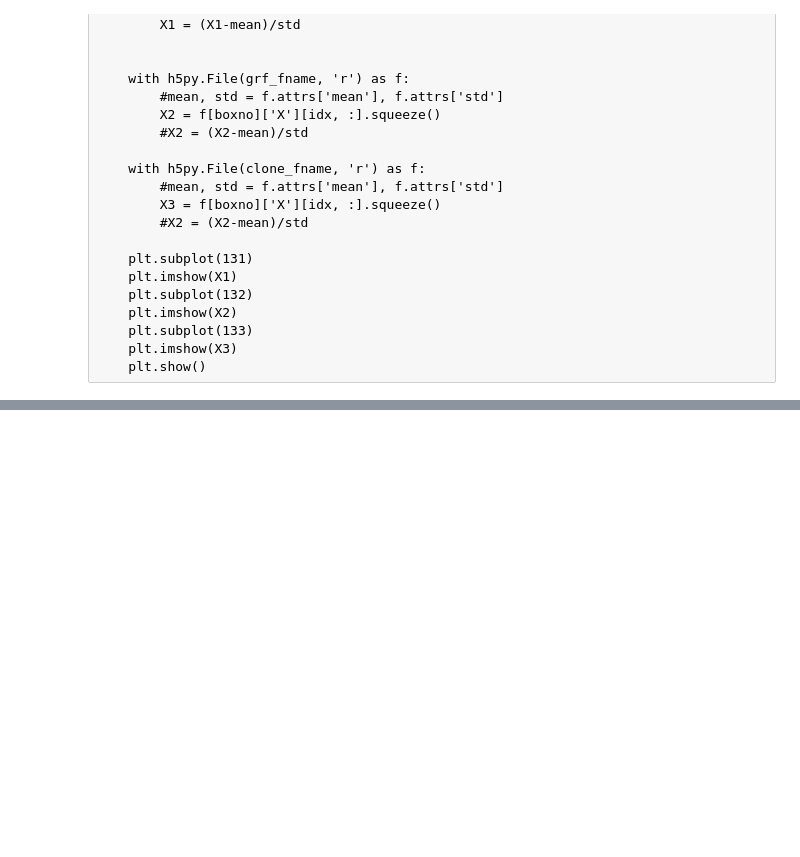
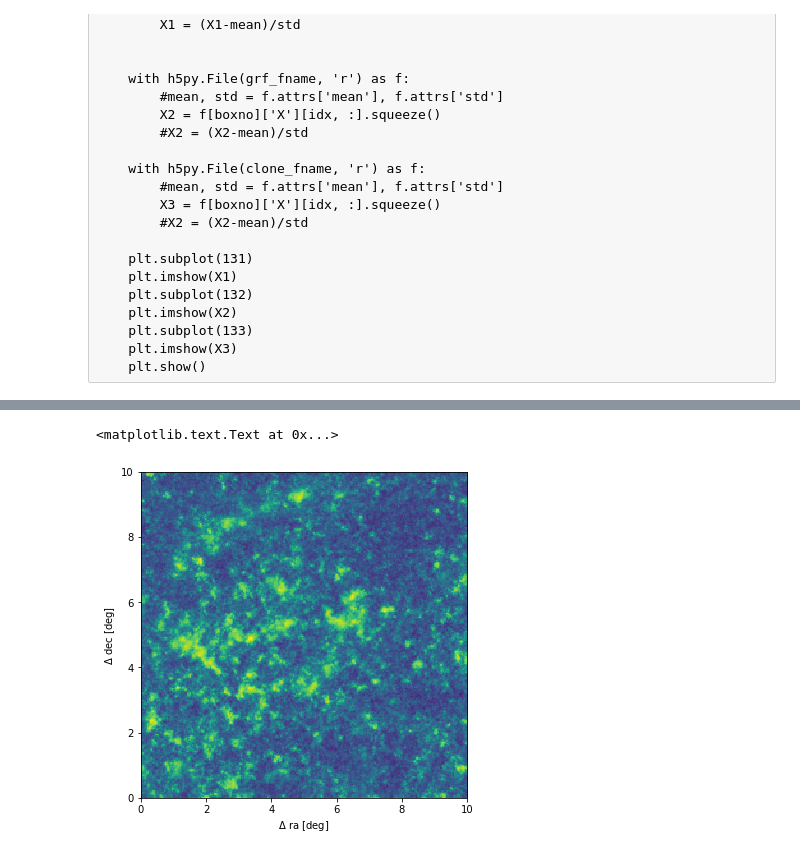
Before and after one commit to mclaughlin6464/uatu, a Jupyter notebook: notebooks/Uatu I Paper Maps Plots.ipynb, the cells around one changed output, grey strips where cells are left out. Drawn from its saved outputs; the diff is of its cells as text; code cells hidden in the pictures; blank space fills up the shorter version.

```diff
--- a/notebooks/Uatu I Paper Maps Plots.ipynb
+++ b/notebooks/Uatu I Paper Maps Plots.ipynb
@@ -89,0 +90,15 @@ for i in xrange(2):
+# %%
+fig, ax = plt.subplots(figsize = (6,6))
+with h5py.File(orig_fname, 'r') as f:
+    Emean, std = f.attrs['mean'], f.attrs['std']
+    X = f['Box%03d'%100]['X'][32, :].squeeze()
+    #Y = f[boxno]['Y'][idx,:].squeeze()
+
+norm = colors.SymLogNorm(vmin=-0.01, vmax=0.04, linthresh= 0.005, linscale = 1.0)
+ax.imshow(X, norm=norm, extent=[0,10,0,10])
+
+ax.set_xlabel(r'$\Delta$ ra [deg]')
+ax.set_ylabel(r'$\Delta$ dec [deg]')
+# %% [output]
+<matplotlib.text.Text at 0x...>
+[figure, added]
```
Also changed, not shown: parts of 1 cell of this notebook, 16 other files.
